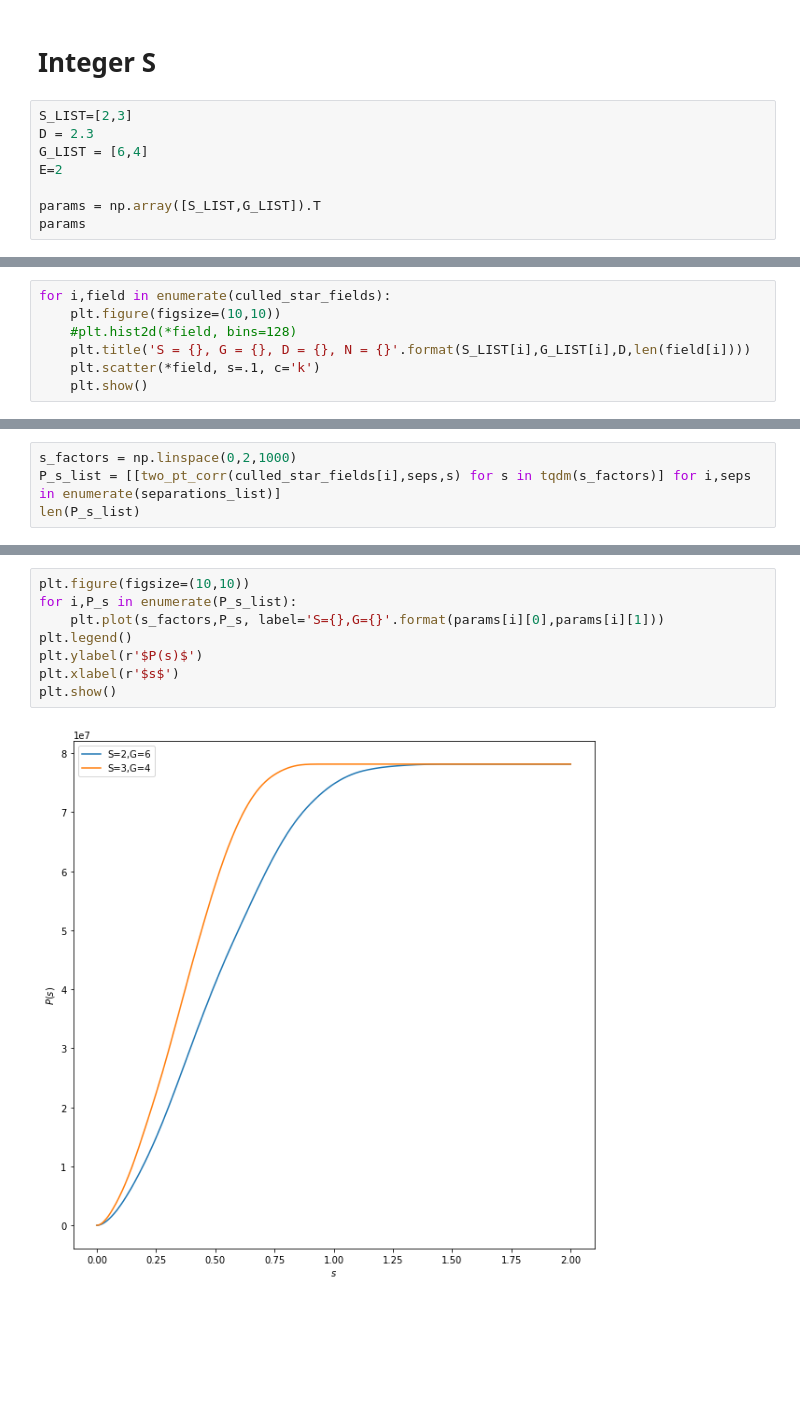
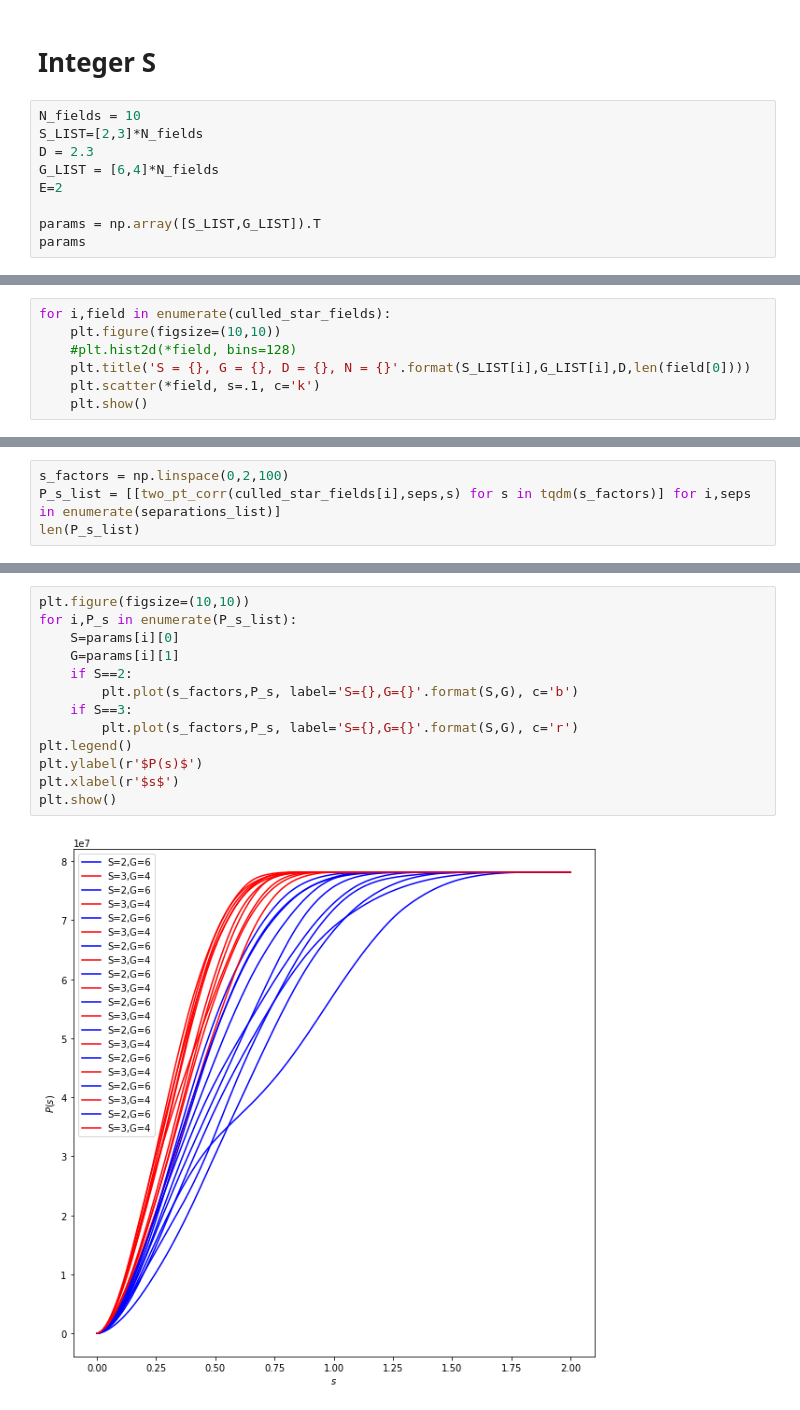
Before and after one commit to MBates92/Scripts, a Jupyter notebook: JupyterNotebooks/Elmegreen's fractal algorithm.ipynb, the cells around one changed output, grey strips where cells are left out. Cells and saved outputs as stored; diff of their text form; blank space fills up the shorter version.

```diff
--- a/JupyterNotebooks/Elmegreen's fractal algorithm.ipynb
+++ b/JupyterNotebooks/Elmegreen's fractal algorithm.ipynb
@@ -92,9 +94,10 @@ def two_pt_corr(coords,separations,s):
 # %% [markdown]
 # Integer S
 # %%
-S_LIST=[2,3]
+N_fields = 10
+S_LIST=[2,3]*N_fields
 D = 2.3
-G_LIST = [6,4]
+G_LIST = [6,4]*N_fields
 E=2
 
 params = np.array([S_LIST,G_LIST]).T
@@ -114,7 +135,7 @@ len(culled_star_fields[0][0]),len(culled_star_fields[1][0])
 for i,field in enumerate(culled_star_fields):
     plt.figure(figsize=(10,10))
     #plt.hist2d(*field, bins=128)
-    plt.title('S = {}, G = {}, D = {}, N = {}'.format(S_LIST[i],G_LIST[i],D,len(field[i])))
+    plt.title('S = {}, G = {}, D = {}, N = {}'.format(S_LIST[i],G_LIST[i],D,len(field[0])))
     plt.scatter(*field, s=.1, c='k')
     plt.show()
 # %% [output]
@@ -131,5 +176,5 @@ separations_list
 # %%
-s_factors = np.linspace(0,2,1000)
+s_factors = np.linspace(0,2,100)
 P_s_list = [[two_pt_corr(culled_star_fields[i],seps,s) for s in tqdm(s_factors)] for i,seps in enumerate(separations_list)]
 len(P_s_list)
 # %% [output]
@@ -137,10 +182,15 @@ len(P_s_list)
 # %%
 plt.figure(figsize=(10,10))
 for i,P_s in enumerate(P_s_list):
-    plt.plot(s_factors,P_s, label='S={},G={}'.format(params[i][0],params[i][1]))
+    S=params[i][0]
+    G=params[i][1]
+    if S==2:
+        plt.plot(s_factors,P_s, label='S={},G={}'.format(S,G), c='b')
+    if S==3:
+        plt.plot(s_factors,P_s, label='S={},G={}'.format(S,G), c='r')
 plt.legend()
 plt.ylabel(r'$P(s)$')
 plt.xlabel(r'$s$')
 plt.show()
 # %% [output]
-[figure, old version]
+[figure, new version]
```
Also changed, not shown: parts of 7 cells of this notebook.
